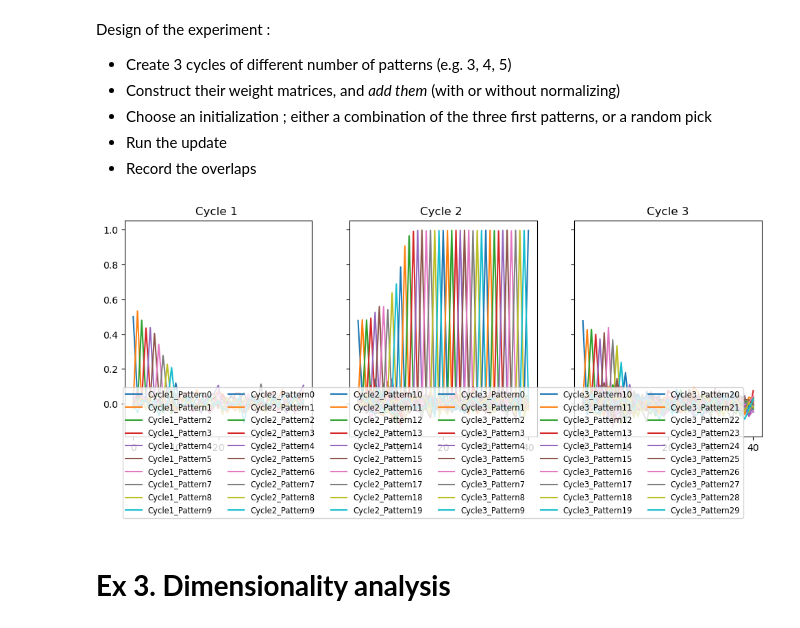
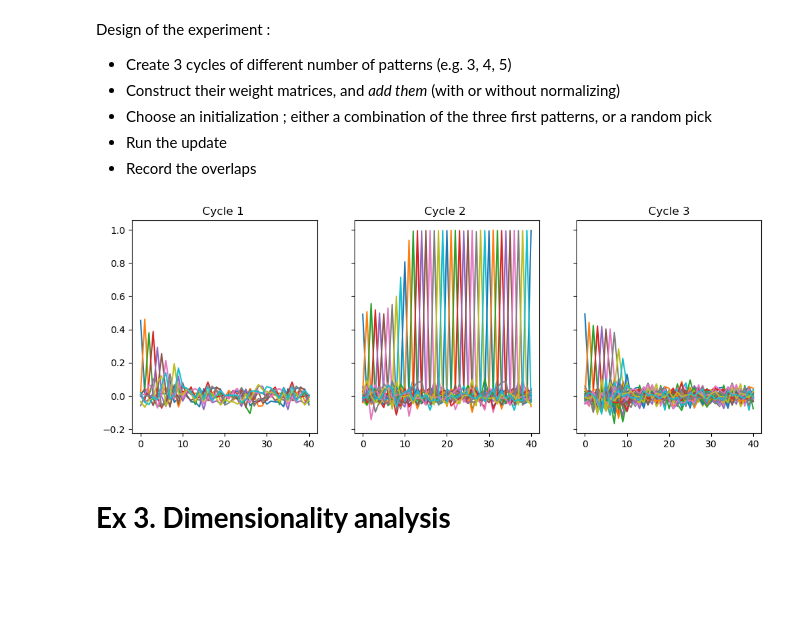
Before and after one commit to maverest/NX_465_mini_project, a Jupyter notebook: NX_465_mini_project.ipynb, the cells around one changed output. Cells and saved outputs as stored; diff of their text form; code cells hidden in the pictures; blank space fills up the shorter version.

```diff
--- a/NX_465_mini_project.ipynb
+++ b/NX_465_mini_project.ipynb
@@ -875,36 +874,36 @@ def S_update(W, S0, beta, n_max):
 def compute_overlaps(S_track, patterns):
     return np.dot(S_track, patterns.T) / patterns.shape[1]
 
 S1_0 = 0.5 * (c1[0].copy() + c2[0].copy() + c3[0].copy())#! Initialisation
 S1 = S_update(W_total, S1_0, beta=4, n_max=40)
 m1 = compute_overlaps(S1, c1)
 m2 = compute_overlaps(S1, c2)
 m3 = compute_overlaps(S1, c3)
 
 fig, (ax1, ax2, ax3) = plt.subplots(1, 3, figsize=(12, 5), sharey=True)
 
 ax1.set_title("Cycle 1 ")
 lines1 = [ax1.plot(m1[:, i], label=f"Cycle1_Pattern{i}") for i in range(m1.shape[1])]
 
 ax2.set_title("Cycle 2 ")
 lines2 = [ax2.plot(m2[:, i], label=f"Cycle2_Pattern{i}") for i in range(m2.shape[1])]
 
 ax3.set_title("Cycle 3")
 lines3 = [ax3.plot(m3[:, i], label=f"Cycle3_Pattern{i}") for i in range(m3.shape[1])]
 
 
 handles1, labels1 = ax1.get_legend_handles_labels()
 handles2, labels2 = ax2.get_legend_handles_labels()
 handles3, labels3 = ax3.get_legend_handles_labels()
 
-fig.legend(handles1 + handles2 + handles3, labels1 + labels2 + labels3,
-           loc='lower center', bbox_to_anchor=(0.5, 0.0), ncol=6, fontsize='small')
+#fig.legend(handles1 + handles2 + handles3, labels1 + labels2 + labels3,
+#           loc='lower center', bbox_to_anchor=(0.5, 0.0), ncol=6, fontsize='small')
 
 plt.subplots_adjust(bottom=0.25)
 
 plt.show()
 # %% [output]
-[figure, old version]
+[figure, new version]
 # %% [markdown]
 # **Ex 3. Dimensionality analysis**
 # %%
```
Also changed, not shown: parts of 13 cells of this notebook.
